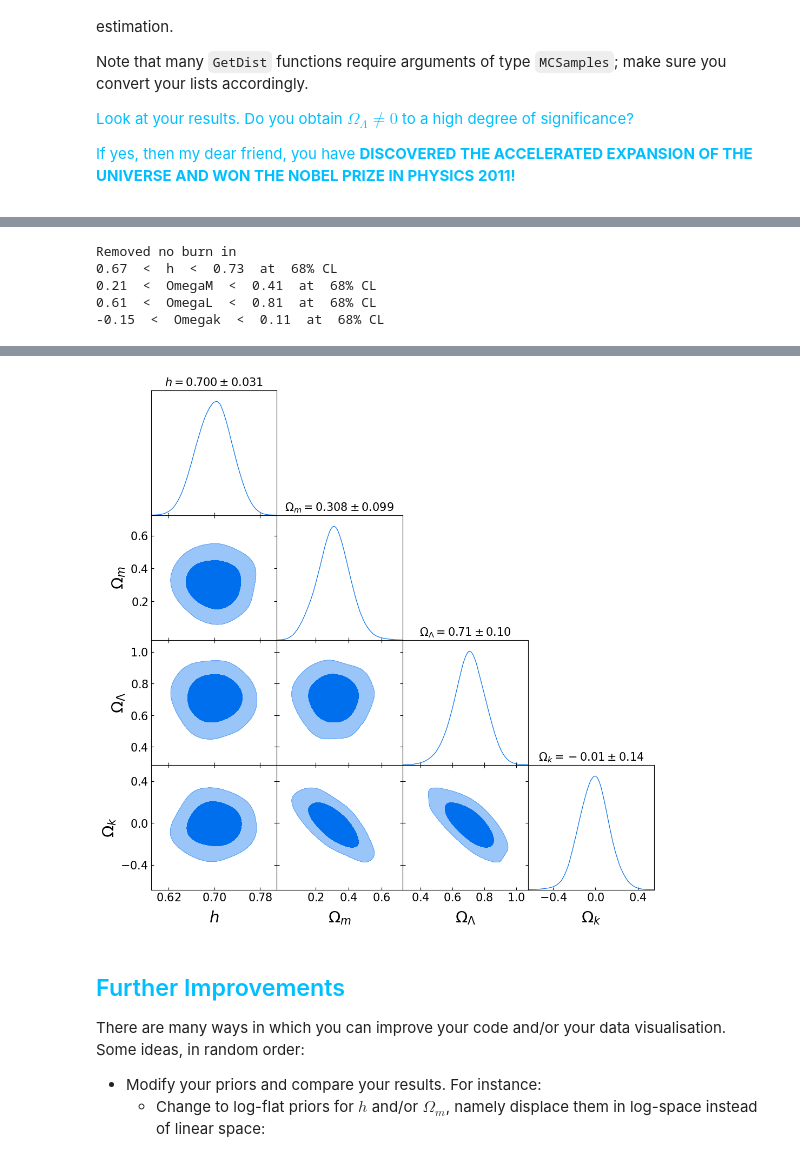
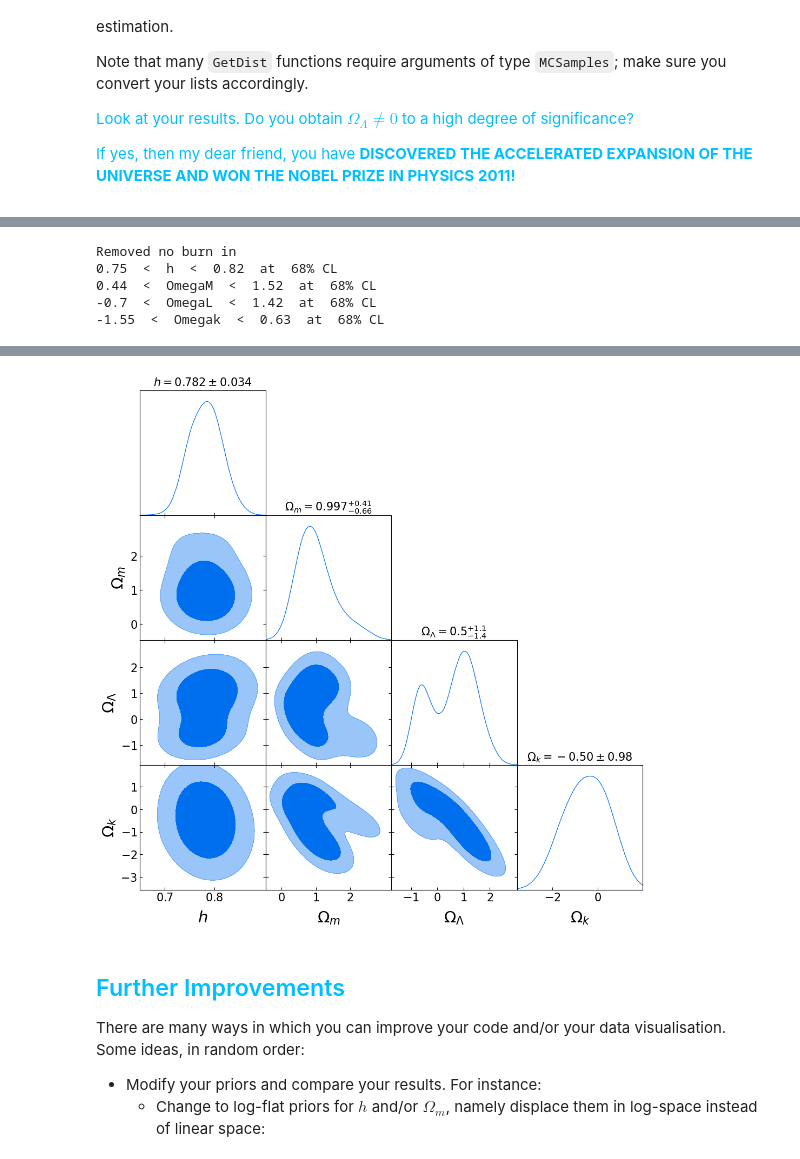
Before and after one commit to tsiligardi/PRA3024-Analysis-of-big-data-in-physics, a Jupyter notebook: PRA3024_2223_COSMOLOGY.ipynb, the cells around one changed output, grey strips where cells are left out. Saved outputs shown, nothing was run; the diff lists cells and outputs as text; code cells hidden in the pictures.

```diff
--- a/PRA3024_2223_COSMOLOGY.ipynb
+++ b/PRA3024_2223_COSMOLOGY.ipynb
@@ -353,18 +353,3 @@ $$</font>
     * <font color="deepskyblue"> If accepted, update $\theta_{\rm old} = \theta_{\rm prop}$, and record; otherwise, $\theta_{\rm new} = \theta_{\rm old}$ (no re-recording)</font>
     * <font color="deepskyblue">If you want, you can keep a record of the best fit (lowest $\chi^2$), but this is not the specific purpose of MCMC! We are exploring the parameter space and sampling a _posterior distribution_, not just finding the best fit</font>
 * <font color="deepskyblue"> Repeat</font>
-# %%
-filename = "MC_Chain_SNIa.dat" # Or choose your favourite filename, obviously
-file = open(filename,"w")
-
-N_steps = 500
-
-# Start from some very bad values, to show that the MCMC works anyway!
-Omega_M = 0. #
-Omega_L = 0.
-h = 0.1
-
-# PUT YOUR MCMC CODE HERE!
-#KEEP TRACK THE OF THE PARAMETERS
-
-file.close();
@@ -398,0 +477,4 @@ If yes, then my dear friend, you have **DISCOVERED THE ACCELERATED EXPANSION OF
+# %%
+import pandas
+data=pandas.read_csv("MC_Chain_SNIa.csv",header=0)
+print(data['OmegaL'].to_numpy())
@@ -399,6 +499,10 @@ If yes, then my dear friend, you have **DISCOVERED THE ACCELERATED EXPANSION OF
 # %%
 # These are just randomly generated values. YOU WILL HAVE TO USE THE RESULTS OF YOUR MCMC CHAIN!
-h, OmegaM, OmegaL = np.random.normal(0.7, 0.03, N_steps), np.random.normal(0.3, 0.1, N_steps), np.random.normal(0.7, 0.1, N_steps)
+
+
+h=data['h'].to_numpy()
+OmegaM=data['OmegaM'].to_numpy()
+OmegaL = data['OmegaL']
 Omegak = 1. - OmegaM - OmegaL
 
 # Here let's just define variable names, labels, and so on
@@ -426,7 +530,7 @@ j.settings.axes_fontsize = 16
 j.triangle_plot(samples1, filled = True, title_limit=1)
 # %% [output]
 Removed no burn in
-0.67  <  h  <  0.73  at  68% CL
-0.21  <  OmegaM  <  0.41  at  68% CL
-0.61  <  OmegaL  <  0.81  at  68% CL
--0.15  <  Omegak  <  0.11  at  68% CL
+0.75  <  h  <  0.82  at  68% CL
+0.44  <  OmegaM  <  1.52  at  68% CL
+-0.7  <  OmegaL  <  1.42  at  68% CL
+-1.55  <  Omegak  <  0.63  at  68% CL
@@ -433,4 +538,4 @@ Removed no burn in
-[figure, old version]
+[figure, new version]
 # %% [markdown]
 ## <font color='deepskyblue'>Further Improvements</font>
 
```
Also changed, not shown: parts of 5 cells of this notebook.
